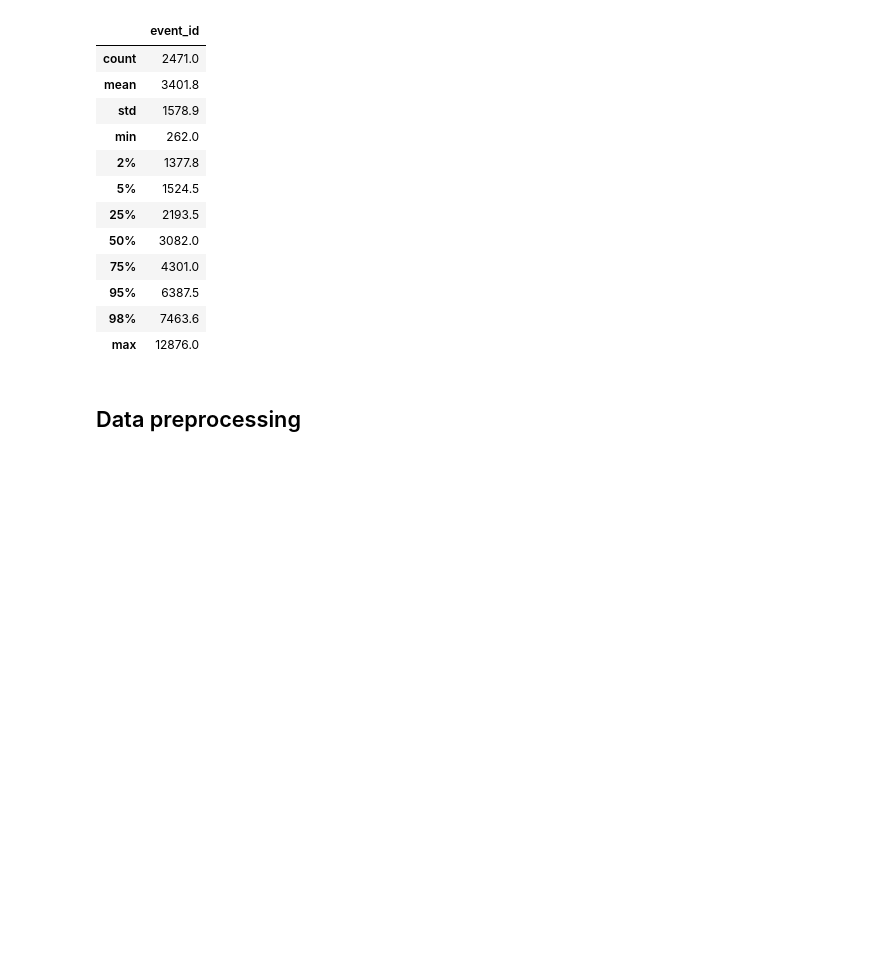
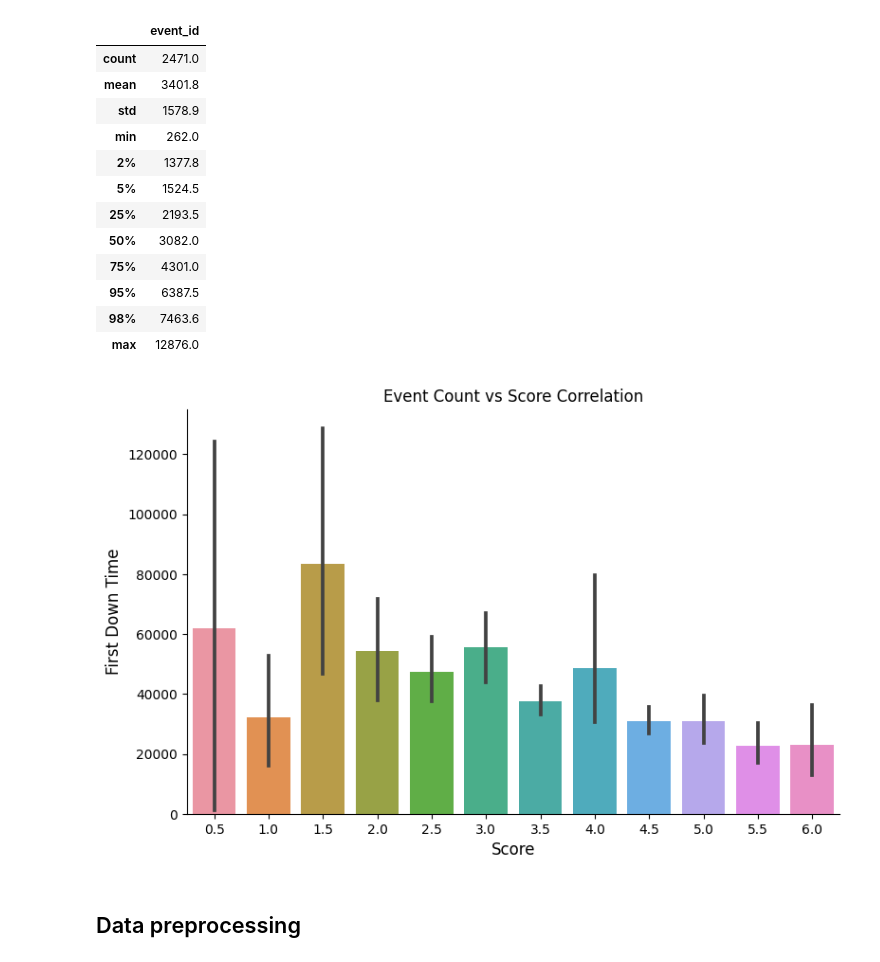
Before and after one commit to DarknessNotFound/WritingQuality, a Jupyter notebook: writing-quality.ipynb, the cells around one changed output. Cells and saved outputs as stored; diff of their text form; code cells hidden in the pictures; blank space fills up the shorter version.

```diff
--- a/writing-quality.ipynb
+++ b/writing-quality.ipynb
@@ -26,9 +26,9 @@ test_logs_path = "/kaggle/input/linking-writing-processes-to-writing-quality/tes
 sample_submission_path = "/kaggle/input/linking-writing-processes-to-writing-quality/sample_submission.csv"
 
 if DoesPathExist(train_logs_path):
-    train_logs = pd.read_csv(train_logs_path)
+    train_logs: pd.DataFrame = pd.read_csv(train_logs_path)
 else:
-    train_logs = pd.read_csv("./data/train_logs.csv")
+    train_logs: pd.DataFrame = pd.read_csv("./data/train_logs.csv")
 
 if DoesPathExist(train_scores_path):
     train_scores = pd.read_csv(train_scores_path)
@@ -146,6 +146,17 @@ stats.describe(percentiles=[0.02, 0.05, 0.25, 0.5, 0.75, 0.95, 0.98]).round(1)
 | 95% | 6387.5 |
 | 98% | 7463.6 |
 | max | 12876.0 |
+# %%
+stats = train_logs.groupby("id")["down_time"].min().reset_index()
+stats_score = stats.merge(train_scores, on='id')
+
+catplot = sns.catplot(data=stats_score, x="score", y="down_time", kind="bar", height=5, aspect=8/5)
+plt.xlabel('Score', fontsize=12)
+plt.ylabel('First Down Time', fontsize=12)
+plt.title("Event Count vs Score Correlation")
+plt.show()
+# %% [output]
+[figure, added]
 # %% [markdown]
 ## Data preprocessing
 # %% [markdown]
```
Also changed, not shown: parts of 22 cells of this notebook, 2 other files.
